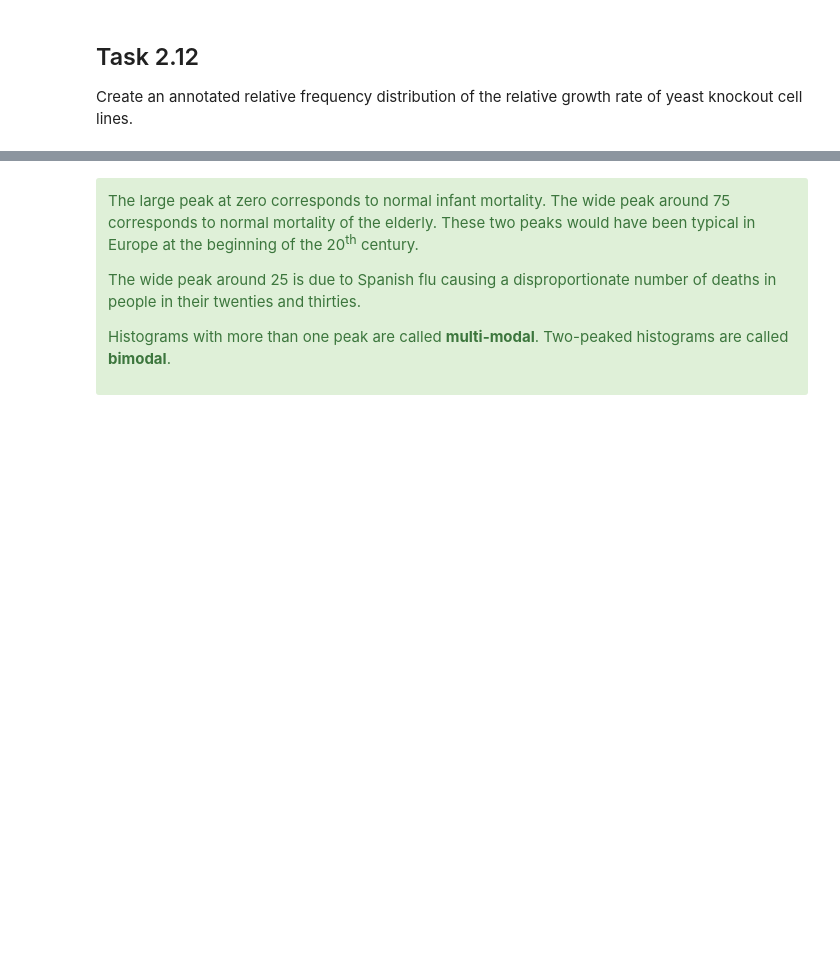
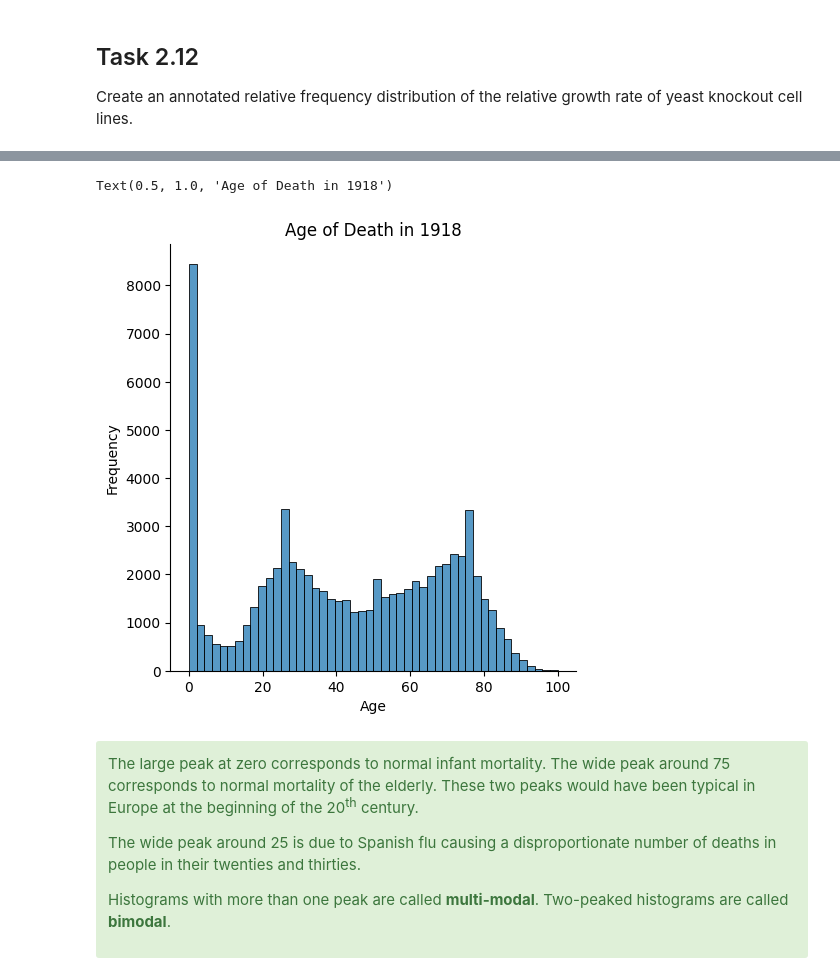
Before and after one commit to ZakarY2HM6f/Variation1, a Jupyter notebook: Coding Practicals Notebooks/Coding 3 - Working with data.ipynb, the cells around one changed output, grey strips where cells are left out. Drawn from its saved outputs; the diff is of its cells as text; code cells hidden in the pictures; blank space fills up the shorter version.

```diff
--- a/Coding Practicals Notebooks/Coding 3 - Working with data.ipynb
+++ b/Coding Practicals Notebooks/Coding 3 - Working with data.ipynb
@@ -384,3 +483,9 @@ The Spanish flu killed millions of people around the world between 1918 and 1920
 3. Using `count()` get and print the number of deaths in Switzerland in 1918.
 4. Plot a histogram of `flu['age']`.
 5. Add some useful annotation.
+# %%
+flu = pd.read_csv("Datasets/spanish flu 1918.csv")
+print(flu)
+
+n = flu['age'].count()
+print(n)
@@ -387,3 +508,11 @@ The Spanish flu killed millions of people around the world between 1918 and 1920
+# %%
+g = sns.displot(flu['age'])
+g.ax.set_xlabel("Age")
+g.ax.set_ylabel("Frequency")
+g.ax.set_title("Age of Death in 1918")
+# %% [output]
+Text(0.5, 1.0, 'Age of Death in 1918')
+[figure, added]
 # %% [markdown]
 <div class="alert alert-success">
 
```
Also changed, not shown: parts of 15 cells of this notebook, 1 other file.
